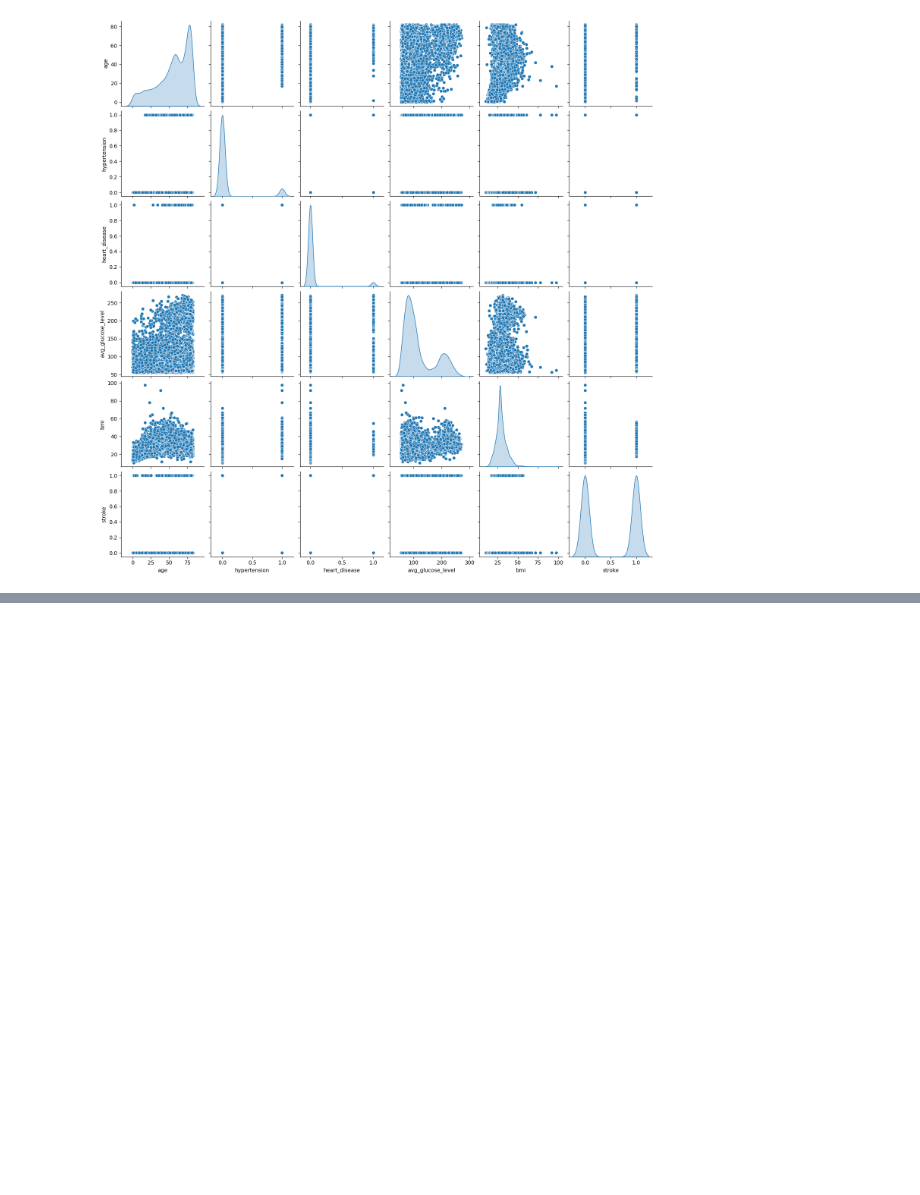
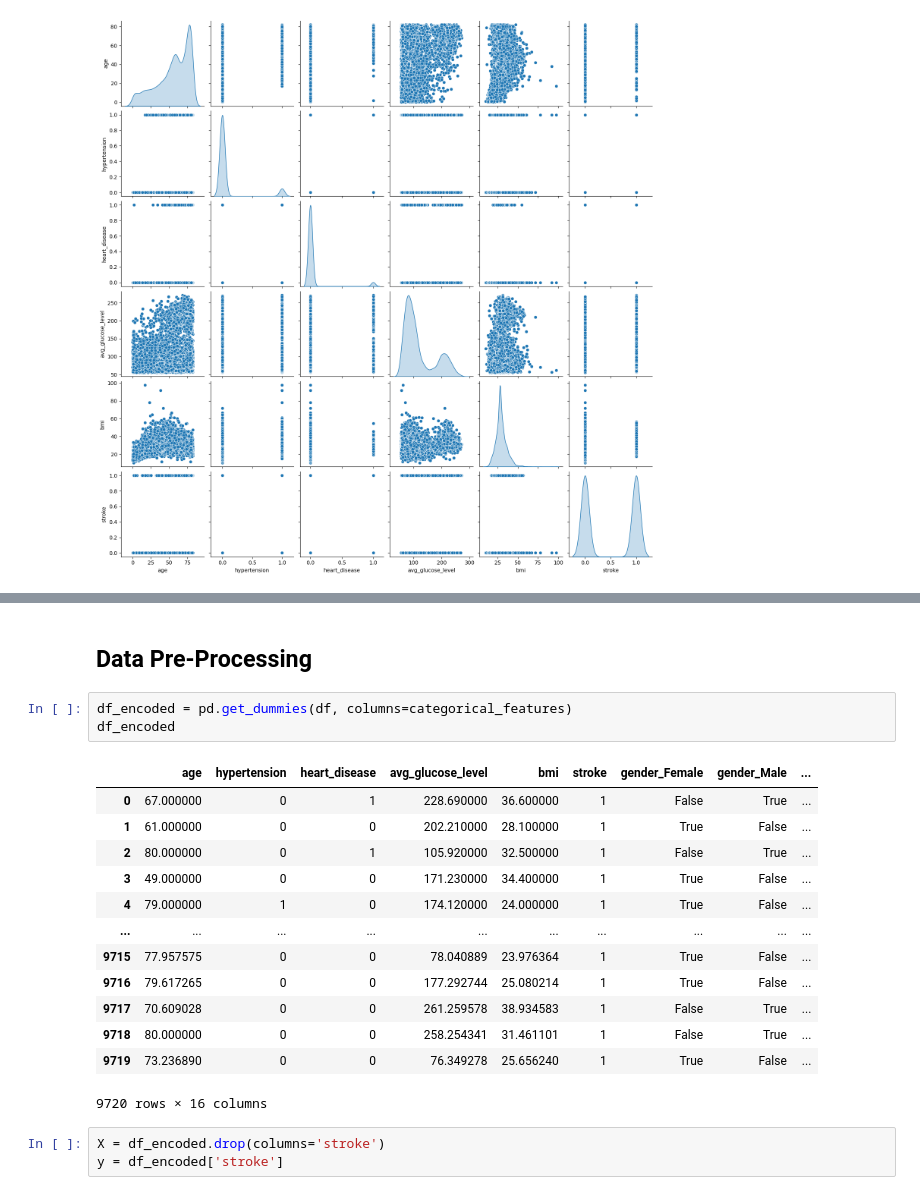
Before and after one commit to NeuroCare-ID/StrokePredictionML, a Jupyter notebook: Capstone_Project_NeuroCare.ipynb, the cells around one changed output, grey strips where cells are left out. Cells and saved outputs as stored; diff of their text form; blank space fills up the shorter version.

Commit message:
Menambahkan Data Pre-Processing

```diff
--- a/Capstone_Project_NeuroCare.ipynb
+++ b/Capstone_Project_NeuroCare.ipynb
@@ -271,3 +277,25 @@ plt.title("Correlation Matrix untuk Fitur Numerik ", size=20)
 # %% [output]
 Text(0.5, 1.0, 'Correlation Matrix untuk Fitur Numerik ')
 [figure]
+# %% [markdown]
+## Data Pre-Processing
+# %%
+df_encoded = pd.get_dummies(df, columns=categorical_features)
+df_encoded
+# %% [output]
+|  | age | hypertension | heart_disease | avg_glucose_level | bmi | stroke | gender_Female | gender_Male | ... |
+| 0 | 67.000000 | 0 | 1 | 228.690000 | 36.600000 | 1 | False | True | ... |
+| 1 | 61.000000 | 0 | 0 | 202.210000 | 28.100000 | 1 | True | False | ... |
+| 2 | 80.000000 | 0 | 1 | 105.920000 | 32.500000 | 1 | False | True | ... |
+| 3 | 49.000000 | 0 | 0 | 171.230000 | 34.400000 | 1 | True | False | ... |
+| 4 | 79.000000 | 1 | 0 | 174.120000 | 24.000000 | 1 | True | False | ... |
+| ... | ... | ... | ... | ... | ... | ... | ... | ... | ... |
+| 9715 | 77.957575 | 0 | 0 | 78.040889 | 23.976364 | 1 | True | False | ... |
+| 9716 | 79.617265 | 0 | 0 | 177.292744 | 25.080214 | 1 | True | False | ... |
+| 9717 | 70.609028 | 0 | 0 | 261.259578 | 38.934583 | 1 | False | True | ... |
+| 9718 | 80.000000 | 0 | 0 | 258.254341 | 31.461101 | 1 | False | True | ... |
+| 9719 | 73.236890 | 0 | 0 | 76.349278 | 25.656240 | 1 | True | False | ... |
+9720 rows × 16 columns
+# %%
+X = df_encoded.drop(columns='stroke')
+y = df_encoded['stroke']
```
Also changed, not shown: parts of 5 cells of this notebook, 1 other file.
